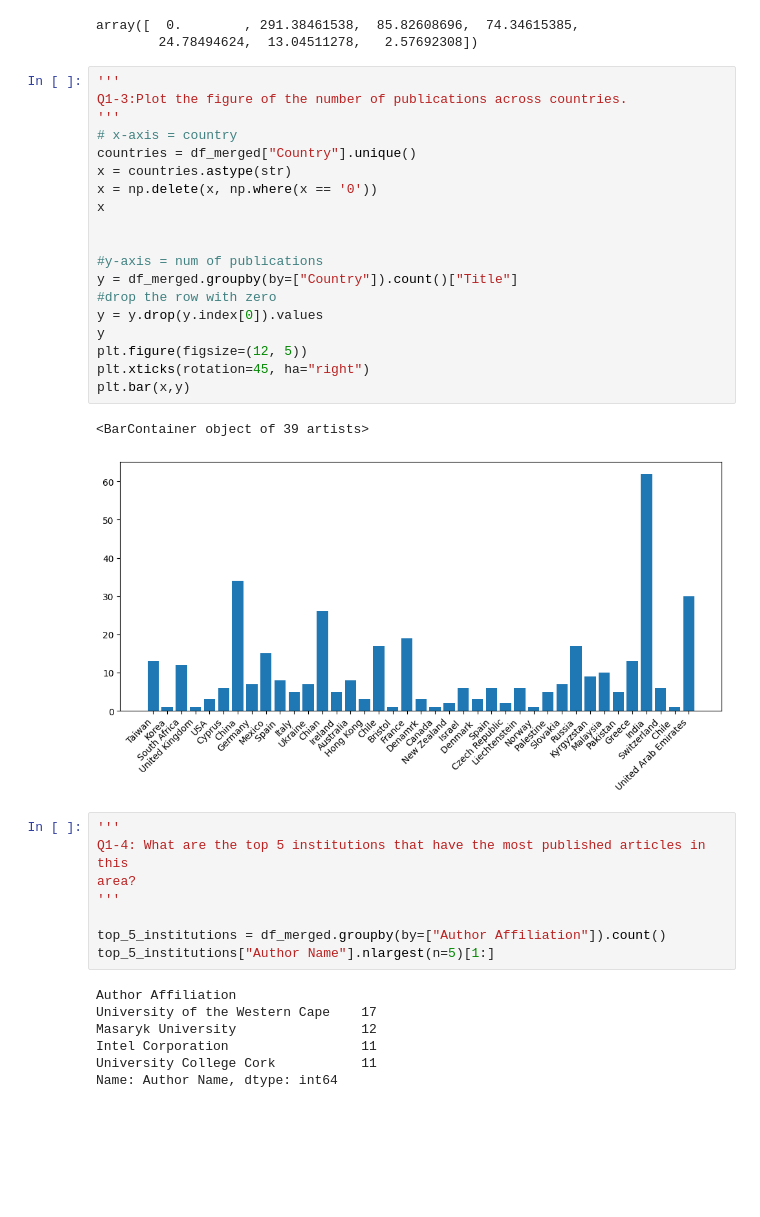
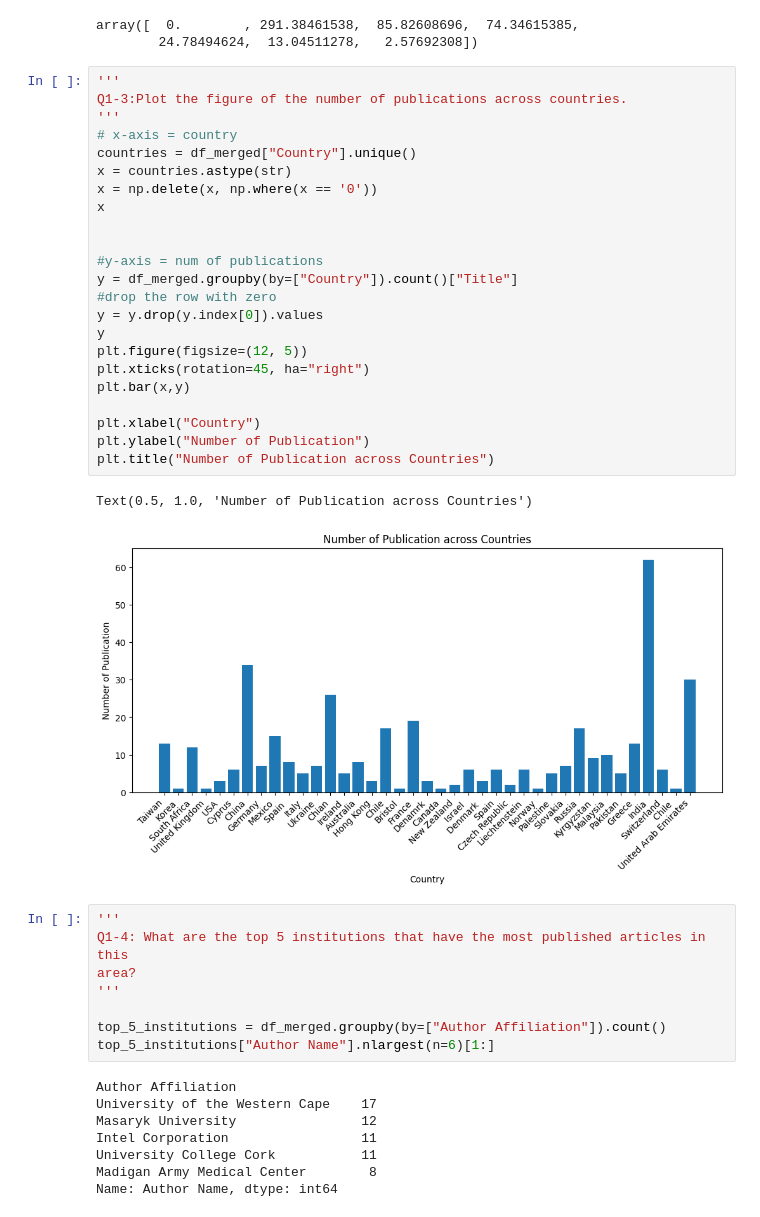
Before and after one commit to christinealin7771/ML-HW, a Jupyter notebook: Assignment_1.ipynb, the cells around one changed output. Drawn from its saved outputs; the diff is of its cells as text; blank space fills up the shorter version.

```diff
--- a/Assignment_1.ipynb
+++ b/Assignment_1.ipynb
@@ -106,25 +114,29 @@ array([  0.        , 291.38461538,  85.82608696,  74.34615385,
 # %%
 '''
 Q1-3:Plot the figure of the number of publications across countries.
 '''
 # x-axis = country
 countries = df_merged["Country"].unique()
 x = countries.astype(str)
 x = np.delete(x, np.where(x == '0'))
 x
 
 
 #y-axis = num of publications
 y = df_merged.groupby(by=["Country"]).count()["Title"]
 #drop the row with zero
 y = y.drop(y.index[0]).values
 y
 plt.figure(figsize=(12, 5))
 plt.xticks(rotation=45, ha="right")
 plt.bar(x,y)
+
+plt.xlabel("Country")
+plt.ylabel("Number of Publication")
+plt.title("Number of Publication across Countries")
 # %% [output]
-<BarContainer object of 39 artists>
+Text(0.5, 1.0, 'Number of Publication across Countries')
-[figure, old version]
+[figure, new version]
 # %%
 '''
 Q1-4: What are the top 5 institutions that have the most published articles in this
@@ -132,13 +144,14 @@ area?
 '''
 
 top_5_institutions = df_merged.groupby(by=["Author Affiliation"]).count()
-top_5_institutions["Author Name"].nlargest(n=5)[1:]
+top_5_institutions["Author Name"].nlargest(n=6)[1:]
 # %% [output]
 Author Affiliation
 University of the Western Cape    17
 Masaryk University                12
 Intel Corporation                 11
 University College Cork           11
+Madigan Army Medical Center        8
 Name: Author Name, dtype: int64
 # %%
 '''
```
Also changed, not shown: parts of 14 cells of this notebook.
